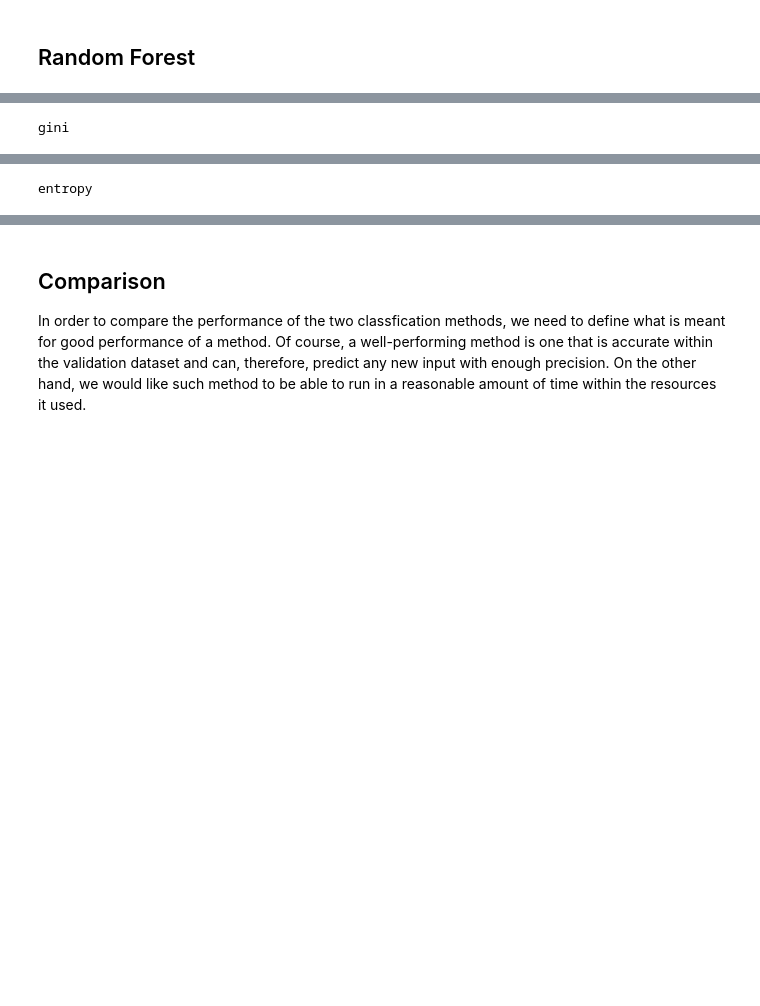
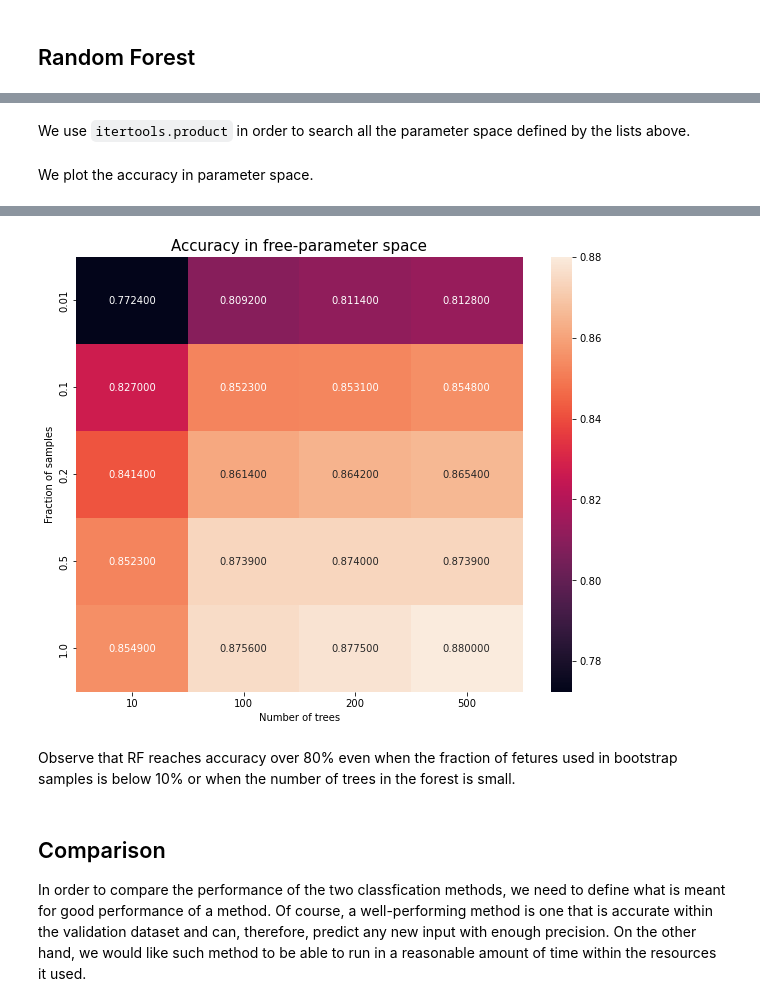
Before and after one commit to VLTSML26/cnn-randomforest, a Jupyter notebook: notebook.ipynb, the cells around one changed output, grey strips where cells are left out. Saved outputs shown, nothing was run; the diff lists cells and outputs as text; code cells hidden in the pictures; blank space fills up the shorter version.

```diff
--- a/notebook.ipynb
+++ b/notebook.ipynb
@@ -97,19 +99,34 @@ A random forest (RF) is an ensemble of decision trees whose output, in a classif
 # %%
-criterions = ['gini', 'entropy']
-config_rf_dicts = [{
-    'n_estimators': 200,
-    'criterion': criterion
-} for criterion in criterions]
+estimators = [10, 100, 200, 500]
+samples = [0.01, 0.1, 0.2, 0.5, 1.]
+# %% [markdown]
+We use `itertools.product` in order to search all the parameter space defined by the lists above.
+# %%
+from itertools import product
+config_tuple = product(estimators, samples)
+config_rf_dicts = [{
+    'n_estimators': int(n_estimators),
+    'criterion': 'entropy',
+    'max_samples': float(max_samples)
+} for n_estimators, max_samples in config_tuple]
 # %%
 rfs = [RandomForest(keras.datasets.fashion_mnist, config) for config in config_rf_dicts]
 # %%
 rf_scores = [rf.evaluate() for rf in rfs]
+# %% [markdown]
+We plot the accuracy in parameter space.
 # %%
-import pandas as pd
-for (score, criterion) in zip(rf_scores, criterions):
-    _, _, score_dict = score
-    print(criterion)
-    df = pd.DataFrame.from_dict(score_dict)
-    display(df)
+score_dict = {}
+plotting_tuple = product(estimators, samples)
+for (score, (n_estimators, max_samples)) in zip(rf_scores, plotting_tuple):#: (n_estimators, max_samples)
+    _, acc, _ = score
+    score_dict[(n_estimators, max_samples)] = acc
+df = pd.DataFrame.from_dict(score_dict, orient='index', columns=['Accuracy'])
+df.index = pd.MultiIndex.from_tuples(df.index)
+df2 = df.reset_index().rename(columns={'level_0': 'Number of trees', 'level_1': 'Fraction of samples'}).pivot(columns='Number of trees',index='Fraction of samples',values='Accuracy')
+import seaborn as sns
+fig, ax = plt.subplots(figsize=(10, 8))
+ax.set_title('Accuracy in free-parameter space', size=15)
+sns.heatmap(df2, annot=True, fmt='f', ax=ax)
+plt.show()
 # %% [output]
-gini
@@ -121 +132,0 @@ gini
-entropy
@@ -127,3 +133,6 @@ entropy
+[figure, added]
+# %% [markdown]
+Observe that RF reaches accuracy over 80% even when the fraction of fetures used in bootstrap samples is below 10% or when the number of trees in the forest is small.
 # %% [markdown]
 ## Comparison
 
```
Also changed, not shown: parts of 8 cells of this notebook, 1 other file.
